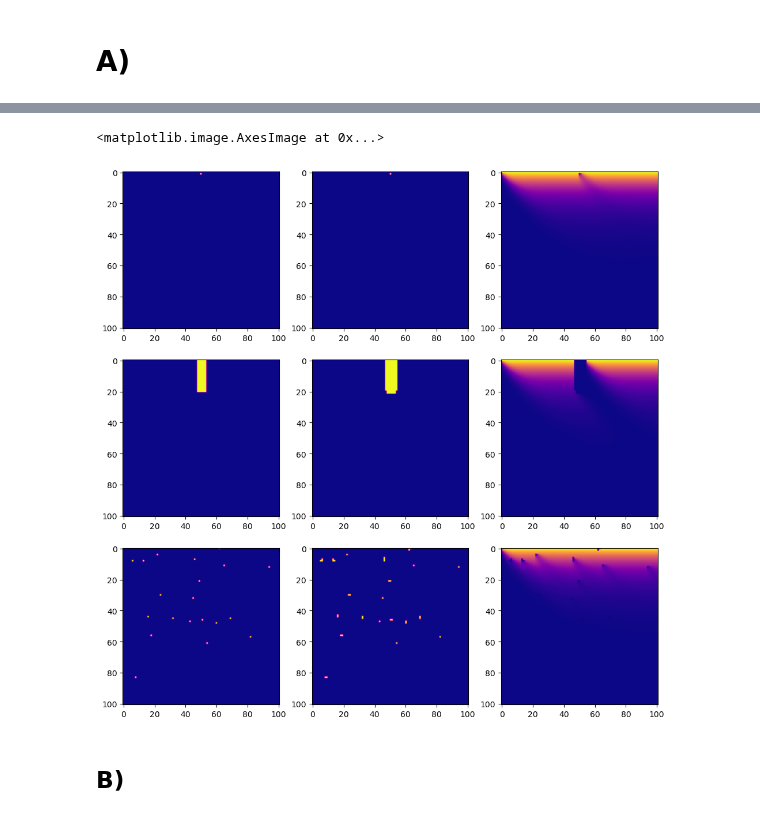
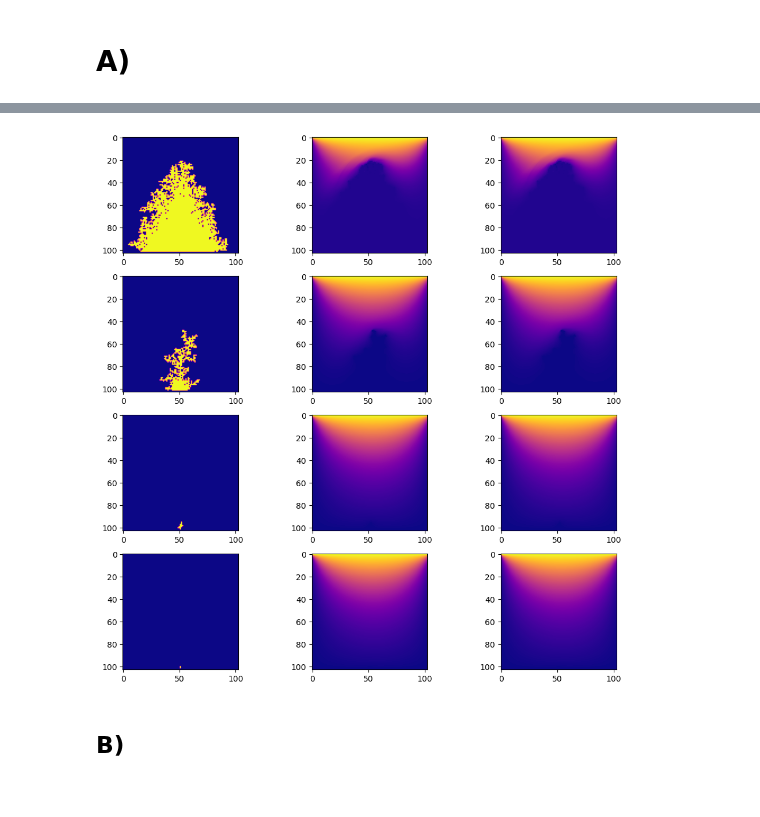
Before and after one commit to JuanSandalinas/Scientific-Computing, a Jupyter notebook: Set 2/Questions_Set_2.ipynb, the cells around one changed output, grey strips where cells are left out. Cells and saved outputs as stored; diff of their text form; code cells hidden in the pictures.

```diff
--- a/Set 2/Questions_Set_2.ipynb
+++ b/Set 2/Questions_Set_2.ipynb
@@ -42,36 +9,20 @@ axs[2,2].imshow(C[n_count],cmap='plasma')
-# %%
-N = 100
-w = 1.9
-eta = 1.6
-stop = 0.00001
-
-fig, axs = plt.subplots(3, 3, figsize=(12, 12))
-
-[C, cluster, n_count] = growth_model(N, [[1], [50]], w, eta, stop)
-axs[0,0].imshow(cluster[0],cmap='plasma')
-axs[0,1].imshow(cluster[n_count],cmap='plasma')
-axs[0,2].imshow(C[n_count],cmap='plasma')
-
-position_0 = []
-position_1 = []
-for i in range(21):
-    for j in range(6):
-        position_0.append(i)
-        position_1.append(48+j)
-[C, cluster, n_count] = growth_model(N, [position_0, position_1], w, eta, stop)
-axs[1,0].imshow(cluster[0],cmap='plasma')
-axs[1,1].imshow(cluster[n_count],cmap='plasma')
-axs[1,2].imshow(C[n_count],cmap='plasma')
-
-position_0 = np.random.randint(100, size = 20)
-position_1 = np.random.randint(100, size = 20)
-[C, cluster, n_count] = growth_model(N, [position_0, position_1], w, eta, stop)
-axs[2,0].imshow(cluster[0],cmap='plasma')
-axs[2,1].imshow(cluster[n_count],cmap='plasma')
-axs[2,2].imshow(C[n_count],cmap='plasma')
-# %% [output]
-<matplotlib.image.AxesImage at 0x...>
-[figure, removed]
+# %%
+N = 100
+position = [100, 50]
+w = 1.9
+eta = [0.3, 0.7, 1.3, 1.7]
+stop = 0.0001
+
+fig, axs = plt.subplots(len(eta), 3, figsize=(12, 12))
+
+for i in range(len(eta)):
+    [C, cluster, n_count] = growth_model(N, position, w, eta[i], stop)
+    axs[i,0].imshow(cluster[n_count],cmap='plasma')
+    axs[i,1].imshow(C[n_count],cmap='plasma')
+    axs[i,2].imshow(cluster[n_count],cmap='plasma')
+    axs[i,2].imshow(C[n_count],cmap='plasma')
+# %% [output]
+[figure, added]
 # %% [markdown]
 ## B)
 # %%
```
Also changed, not shown: parts of 1 cell of this notebook, 1 other file.
